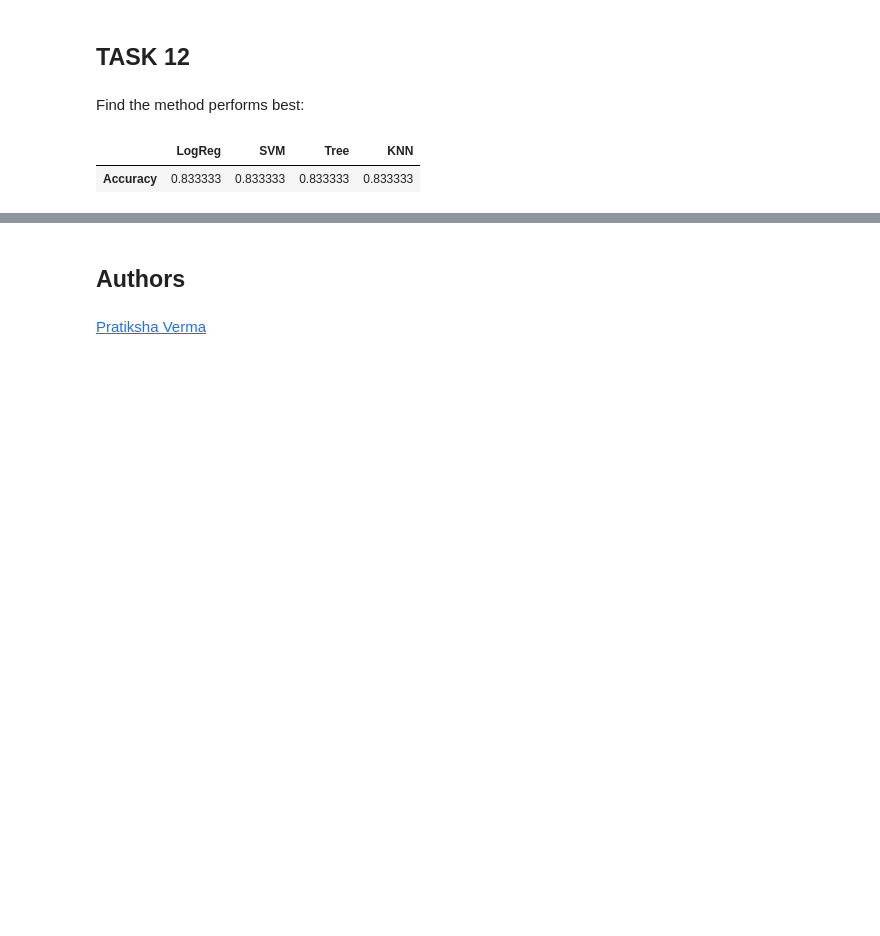
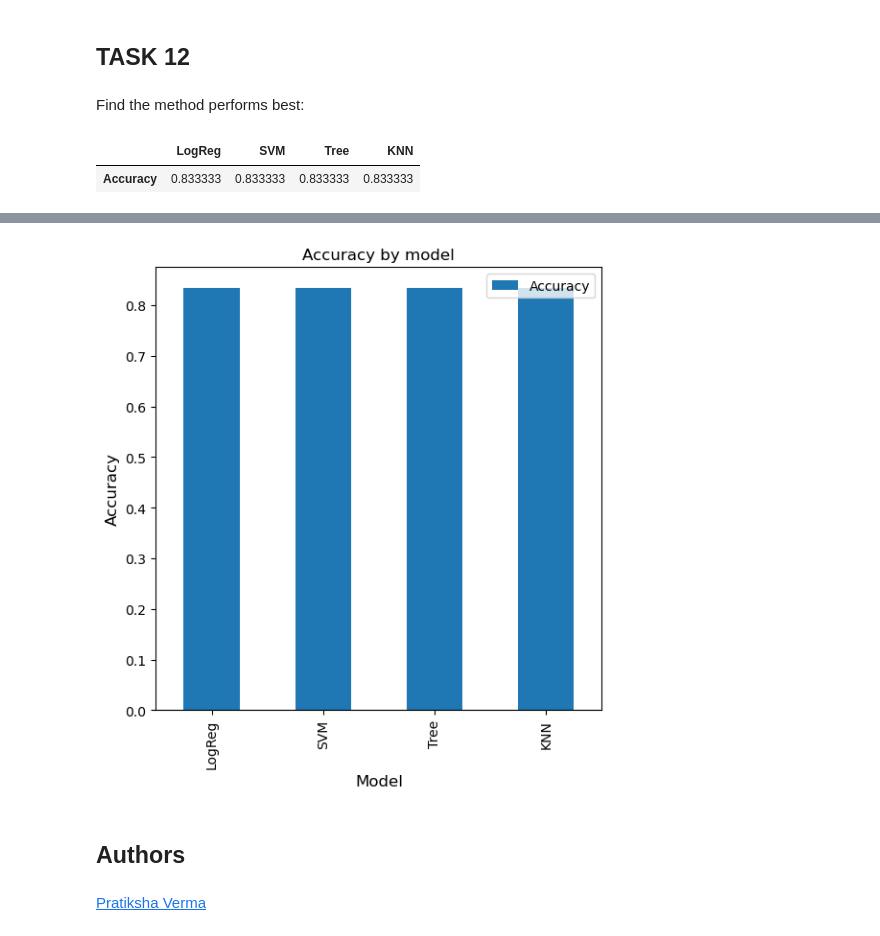
Before and after one commit to Rion-Sato/My_Final_Project_of_IBM_Data_Science_Professional_Certificate, a Jupyter notebook: Week4/SpaceX_Machine_Learning_Prediction_Part_5.jupyterlite.ipynb, the cells around one changed output, grey strips where cells are left out. Saved outputs shown, nothing was run; the diff lists cells and outputs as text; code cells hidden in the pictures; blank space fills up the shorter version.

```diff
--- a/Week4/SpaceX_Machine_Learning_Prediction_Part_5.jupyterlite.ipynb
+++ b/Week4/SpaceX_Machine_Learning_Prediction_Part_5.jupyterlite.ipynb
@@ -409,3 +419,11 @@ accuracy_df.head()
+# %%
+accuracy_df.T.plot(kind='bar', figsize=(6, 6))
+plt.xlabel("Model",fontsize=12)
+plt.ylabel("Accuracy",fontsize=12)
+plt.title('Accuracy by model')
+plt.show()
+# %% [output]
+[figure, added]
 # %% [markdown]
 ## Authors
 # %% [markdown]
```
Also changed, not shown: parts of 3 cells of this notebook.
